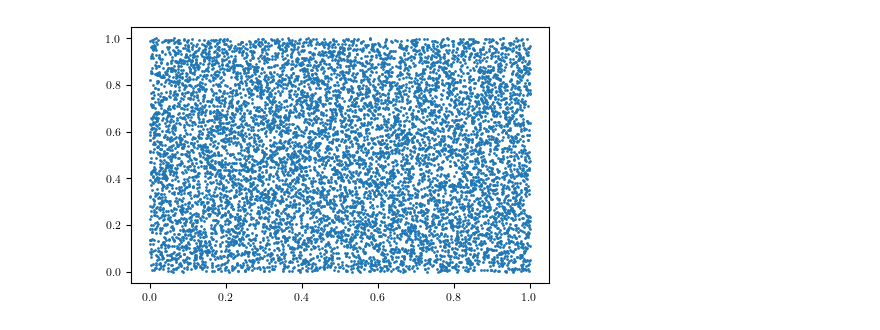
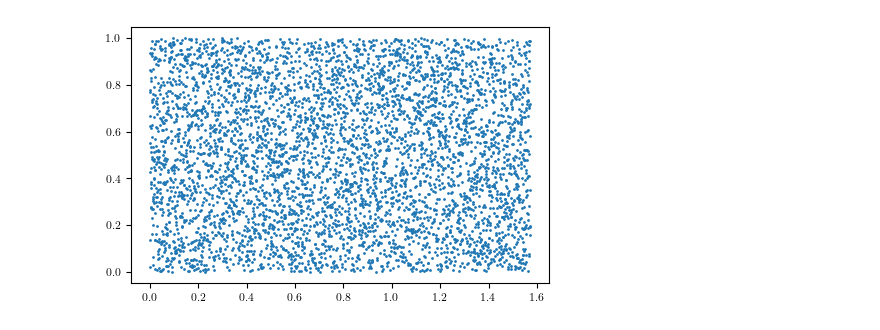
Before and after one commit to oscar-rincon/scattering-problem, a Jupyter notebook: Helmholtz-Dirichlet/complex-function.ipynb, the cells around one changed output. Saved outputs shown, nothing was run; the diff lists cells and outputs as text; code cells hidden in the pictures.

```diff
--- a/Helmholtz-Dirichlet/complex-function.ipynb
+++ b/Helmholtz-Dirichlet/complex-function.ipynb
@@ -94,36 +94,36 @@ k = 20
 
 # Define lower and upper bounds for the domain
 lb = np.array([0.0, 0.0])
-ub = np.array([1.0, 1.0])
+ub = np.array([np.pi/2, 1.0])
 
 # Generate sampling points
-N_f = 10_000
+N_f = 5_000
 
 # Function to generate sampling points
 def generate_sampling_points(lb, ub, N):
     c = lb + (ub - lb) * lhs(2, N)
     x = torch.from_numpy(c[:, 0]).float().to(device)
     x.requires_grad = True
     y = torch.from_numpy(c[:, 1]).float().to(device)
     y.requires_grad = True
     return x, y
 
 
 x_f, y_f = generate_sampling_points(lb, ub, N_f)
 
 # Initialize the model with specified parameters and apply weights
-model = MLP(input_size=2, output_size=2, hidden_layers=5, hidden_units=150, activation_function=nn.Tanh()).to(device)
+model = MLP(input_size=2, output_size=2, hidden_layers=5, hidden_units=150, activation_function=nn.SiLU()).to(device)
 model.apply(init_weights)
 
 # Function to plot sampling points
 def plot_sampling_points(x, y, title):
     x_np = x.cpu().detach().numpy()
     y_np = y.cpu().detach().numpy()
     plt.scatter(x_np, y_np, s=1)
 
 # Plot the sampling points
 plot_sampling_points(x_f, y_f, 'Function Sampling Points')
 plt.show()
 # %% [output]
-[figure, old version]
+[figure, new version]
 # %%
```
Also changed, not shown: parts of 4 cells of this notebook, 13 other files.
